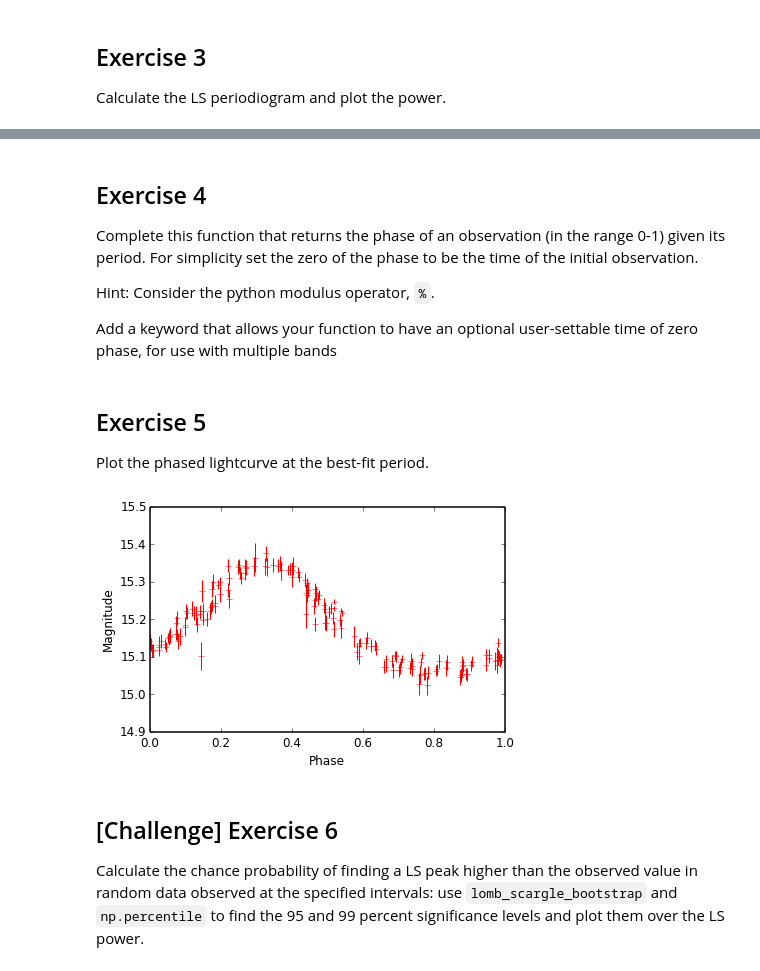
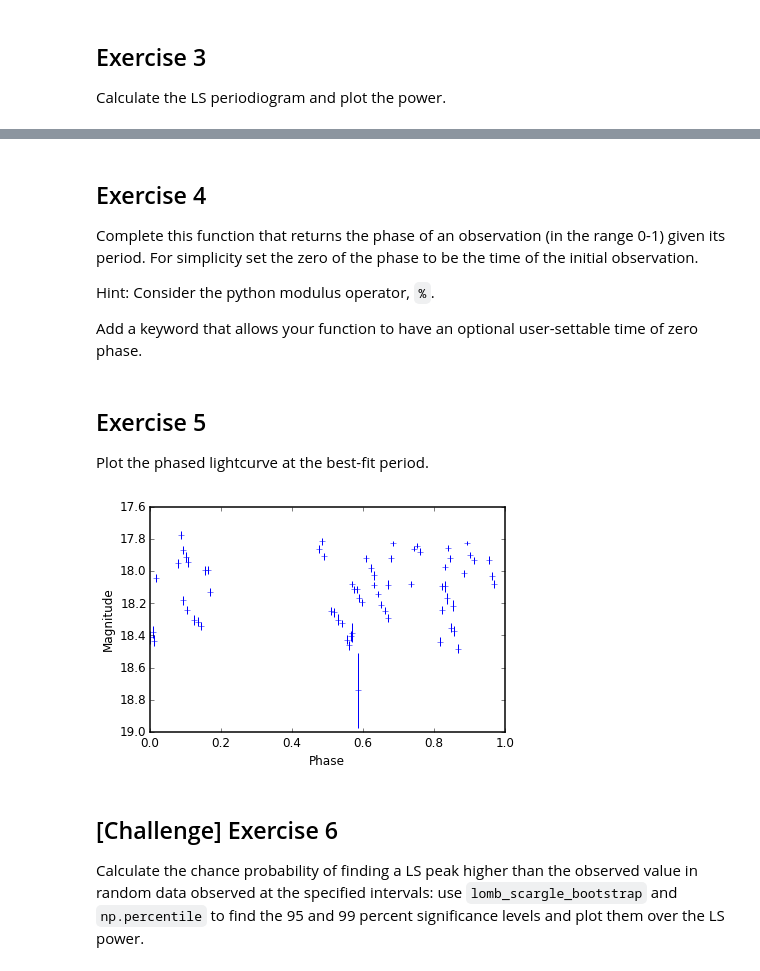
Before and after one commit to ebellm/ztf_summerschool_2015, a Jupyter notebook: notebooks/Period_Finding.ipynb, the cells around one changed output, grey strips where cells are left out. Cells and saved outputs as stored; diff of their text form; code cells hidden in the pictures.

```diff
--- a/notebooks/Period_Finding.ipynb
+++ b/notebooks/Period_Finding.ipynb
@@ -75,7 +76,7 @@ def frequency_grid(times):
     return np.linspace(freq_min, freq_max, n_bins)
 # %%
 # run frequency function
-omegas = frequency_grid(data_R['epoch'])
+omegas = frequency_grid(mjds)
 # %% [markdown]
 In some cases you'll want to generate the frequency grid by hand, either to extend to higher frequencies (shorter periods) than found by default, to avoid generating too many bins, or to get a more precise estimate of the period.  In that case use the following code:
 # %%
@@ -91,7 +92,7 @@ def alt_frequency_grid(Pmin, Pmax):
 Calculate the LS periodiogram and plot the power.
 # %%
 # calculate and plot LS periodogram
-P_LS = lomb_scargle( # COMPLETE
+P_LS = lomb_scargle(mjds, mags, magerrs, omegas) # COMPLETE
 plt.plot(omegas, P_LS)
 plt.xlabel('$\omega$')
 plt.ylabel('$P_{LS}$')
@@ -116,34 +117,32 @@ Complete this function that returns the phase of an observation (in the range 0-
 
 Hint: Consider the python modulus operator, `%`.
 
-Add a keyword that allows your function to have an optional user-settable time of zero phase, for use with multiple bands
+Add a keyword that allows your function to have an optional user-settable time of zero phase.
 # %%
 # define function to phase lightcurves
 def phase(time, period, t0 = None):
     """ Given an input array of times and a period, return the corresponding phase."""
     if t0 is None:
         t0 = time[0]
-    return # COMPLETE
+    return ((time - t0)/period) % 1 # COMPLETE
 # %% [markdown]
 ## Exercise 5
 
 Plot the phased lightcurve at the best-fit period.
 # %%
 # define function to plot phased lc
-def plot_phased_lc(data, period, t0=None, color='red'):
-    phases = phase(data['epoch'], period, t0=t0)
-    plt.errorbar(phases,data['mag'],yerr=data['magerr'],
-        color=color, fmt = '_', capsize=0)
+def plot_phased_lc(mjds, mags, magerrs, period, t0=None):
+    phases = phase(mjds, period, t0=t0) # COMPLETE
+    plt.errorbar(phases,mags,yerr=magerrs, #COMPLETE
+        fmt = '_', capsize=0)
     plt.xlabel('Phase')
     plt.ylabel('Magnitude')
+    plt.gca().invert_yaxis()
 # %%
 # run function to plot phased lc
-plot_phased_lc(data_R, best_period)
-# uncomment below to plot g-band data
-#plot_phased_lc(data_g, best_period, color='green')
-#set_mag_limits([data_R,data_g])
+plot_phased_lc(mjds, mags, magerrs, best_period)
 # %% [output]
-[figure, old version]
+[figure, new version]
 # %% [markdown]
 ## [Challenge] Exercise 6
 
```
Also changed, not shown: parts of 6 cells of this notebook.
